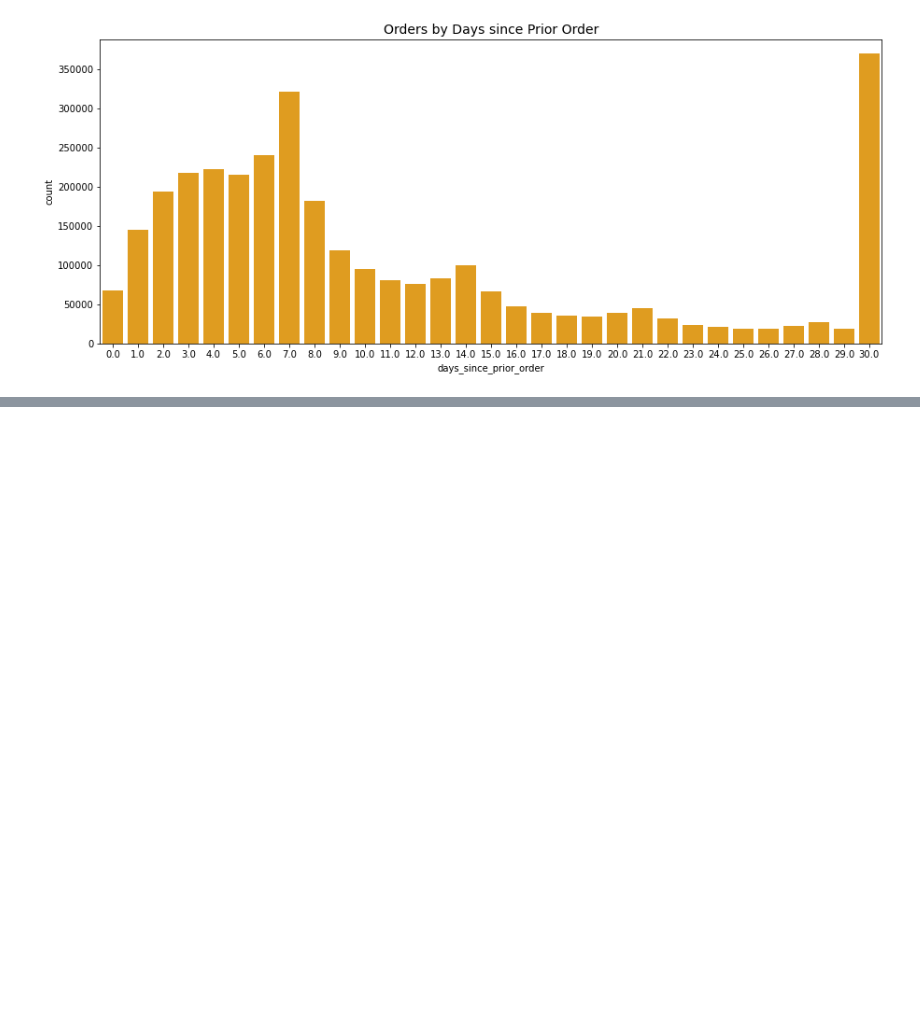
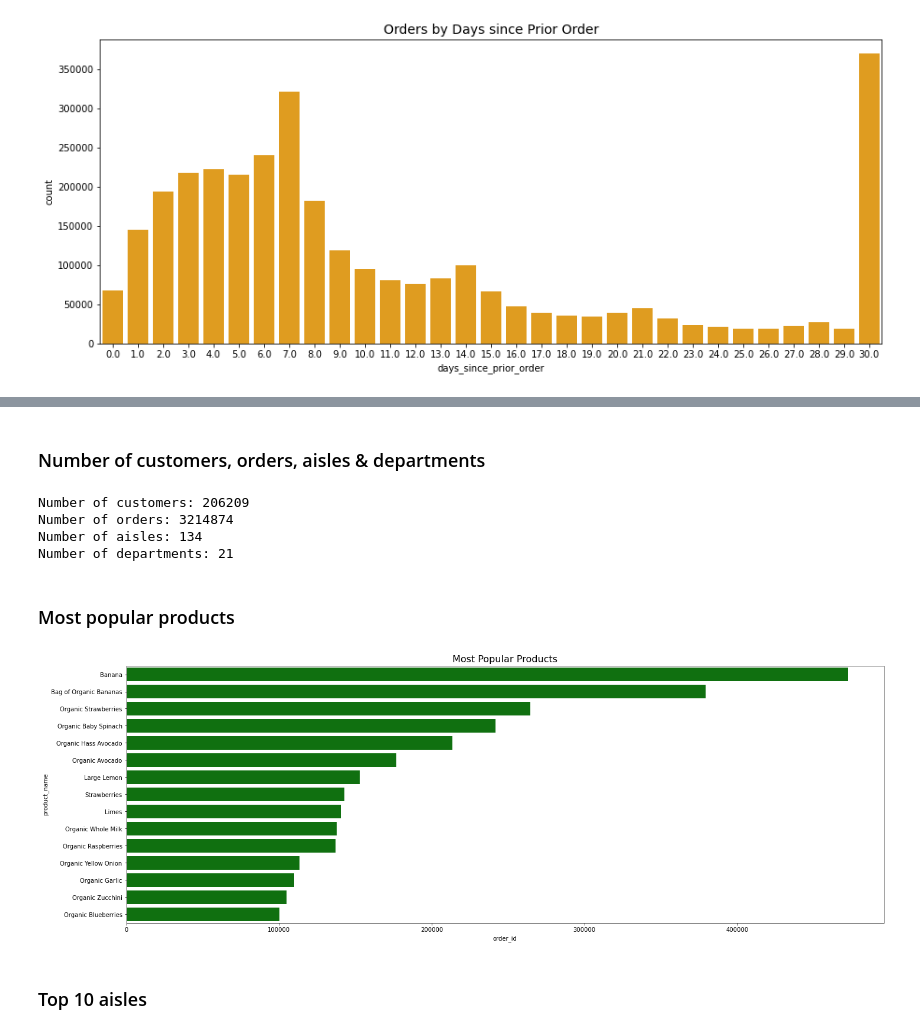
Before and after one commit to joriencaron/InstaCart_finalproject, a Jupyter notebook: EDA - InstaCart.ipynb, the cells around one changed output, grey strips where cells are left out. Saved outputs shown, nothing was run; the diff lists cells and outputs as text; code cells hidden in the pictures; blank space fills up the shorter version.

```diff
--- a/EDA - InstaCart.ipynb
+++ b/EDA - InstaCart.ipynb
@@ -254,0 +286,6 @@ all_orders.head()
+# %%
+all_orders = all_orders.merge(orders[['order_id','user_id','order_hour_of_day','order_dow']], on = 'order_id')
+# %%
+all_orders = all_orders[['user_id_x','order_id','product_id','add_to_cart_order','reordered','product_name','aisle_id','aisle','department_id','department','order_hour_of_day','order_dow']]
+all_orders = all_orders.rename(columns={'user_id_x':'user_id'})
+all_orders.head()
@@ -254,0 +301,25 @@ all_orders.head()
+# %% [markdown]
+### Number of customers, orders, aisles & departments
+# %%
+print('Number of customers:',all_orders['user_id'].nunique())
+print('Number of orders:',all_orders['order_id'].nunique())
+print('Number of aisles:',all_orders['aisle_id'].nunique())
+print('Number of departments:',all_orders['department_id'].nunique())
+# %% [output]
+Number of customers: 206209
+Number of orders: 3214874
+Number of aisles: 134
+Number of departments: 21
+# %% [markdown]
+### Most popular products
+# %%
+popular_prod = all_orders.groupby('product_name')['order_id'].aggregate('count').reset_index()
+# %%
+popular_prod = popular_prod.sort_values('order_id',ascending=False)
+# %%
+plt.figure(figsize=(23,8))
+sns.barplot(x=popular_prod['order_id'], y=popular_prod['product_name'][:15], color='green')
+plt.title('Most Popular Products', fontsize=16)
+plt.show()
+# %% [output]
+[figure, added]
@@ -254,0 +329,2 @@ all_orders.head()
+# %% [markdown]
+### Top 10 aisles
```
Also changed, not shown: parts of 41 cells of this notebook, 1 other file.
